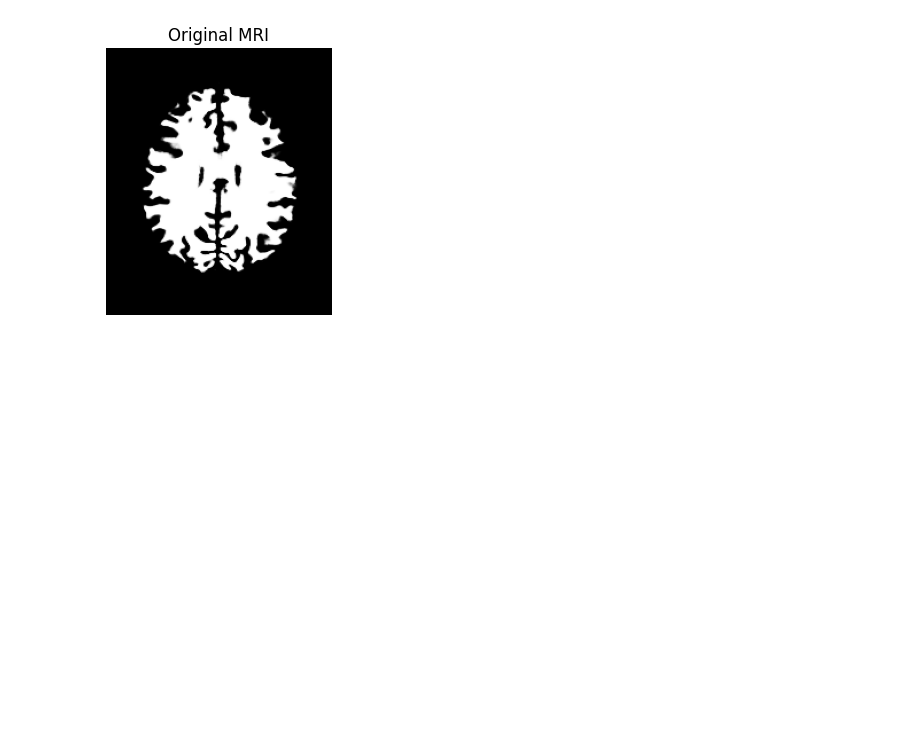
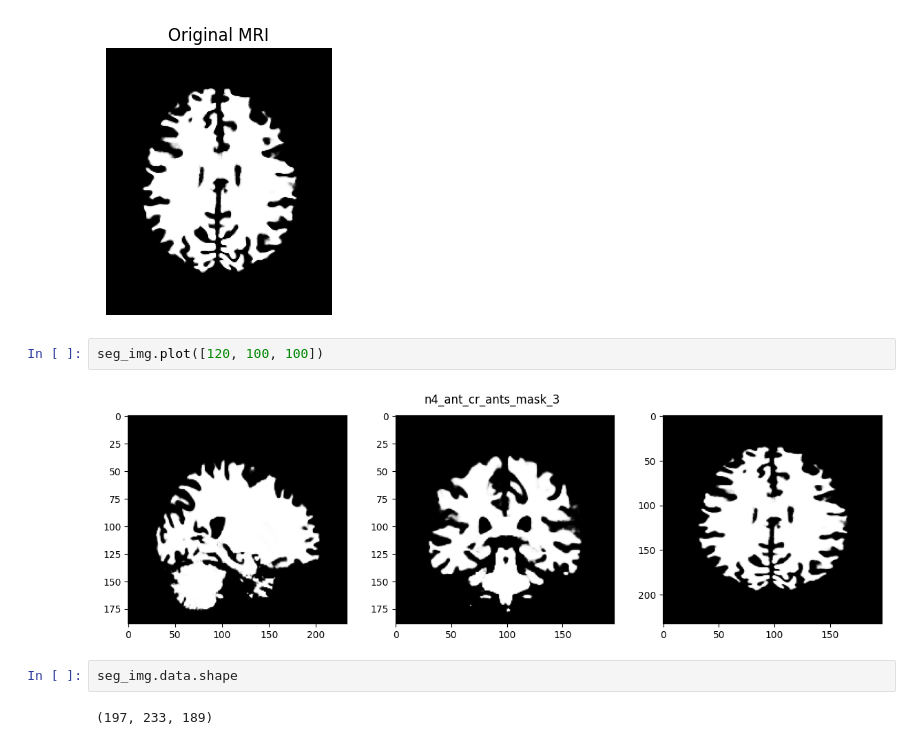
Before and after one commit to sangu-firedev/Medhulu, a Jupyter notebook: Notebooks/Untitled.ipynb, the cells around one changed output. Saved outputs shown, nothing was run; the diff lists cells and outputs as text; blank space fills up the shorter version.

```diff
--- a/Notebooks/Untitled.ipynb
+++ b/Notebooks/Untitled.ipynb
@@ -304,3 +304,11 @@ plt.axis("off")
 # %% [output]
 (np.float64(-0.5), np.float64(196.5), np.float64(232.5), np.float64(-0.5))
 [figure]
+# %%
+seg_img.plot([120, 100, 100])
+# %% [output]
+[figure, added]
+# %%
+seg_img.data.shape
+# %% [output]
+(197, 233, 189)
```
Also changed, not shown: parts of 2 cells of this notebook, 3 other files.
